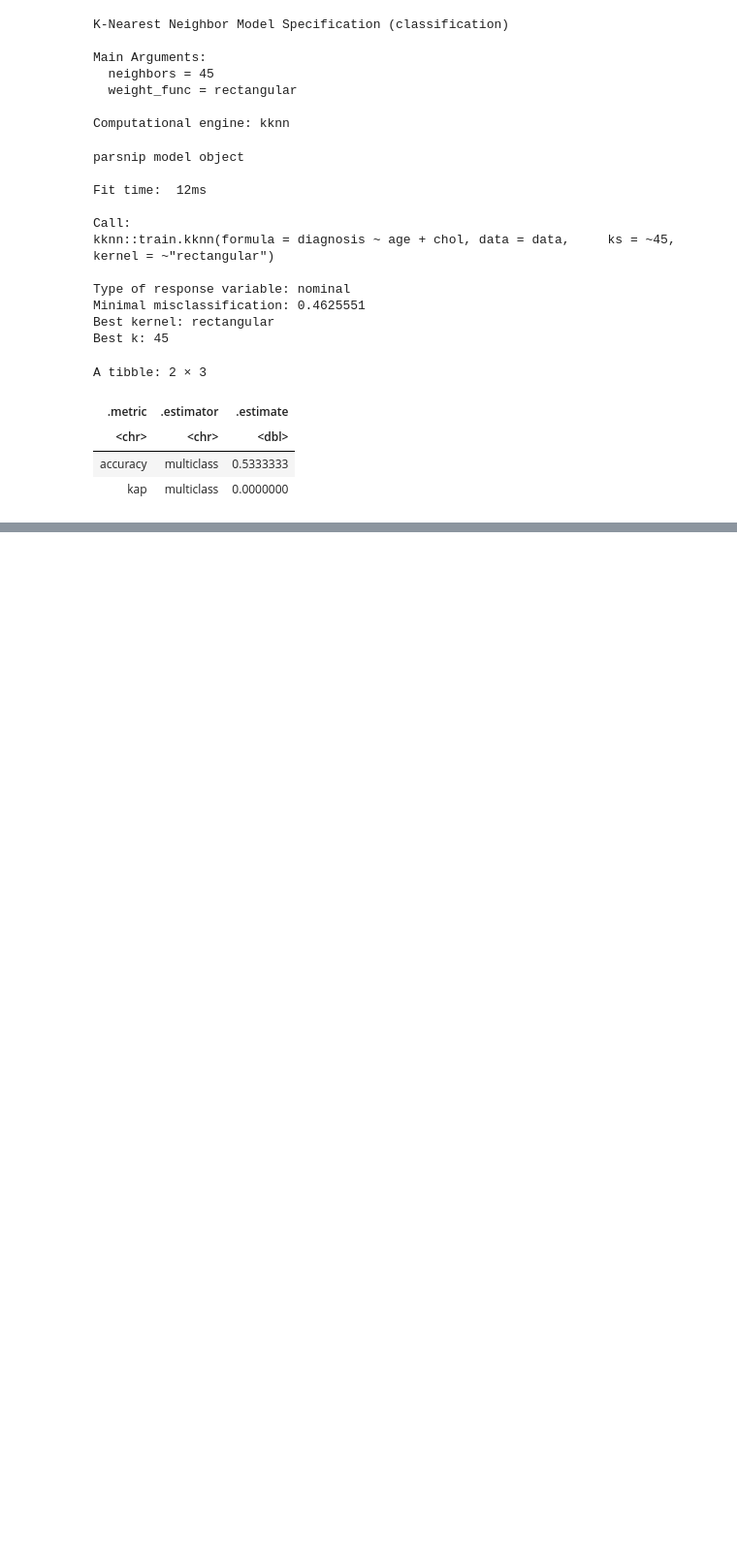
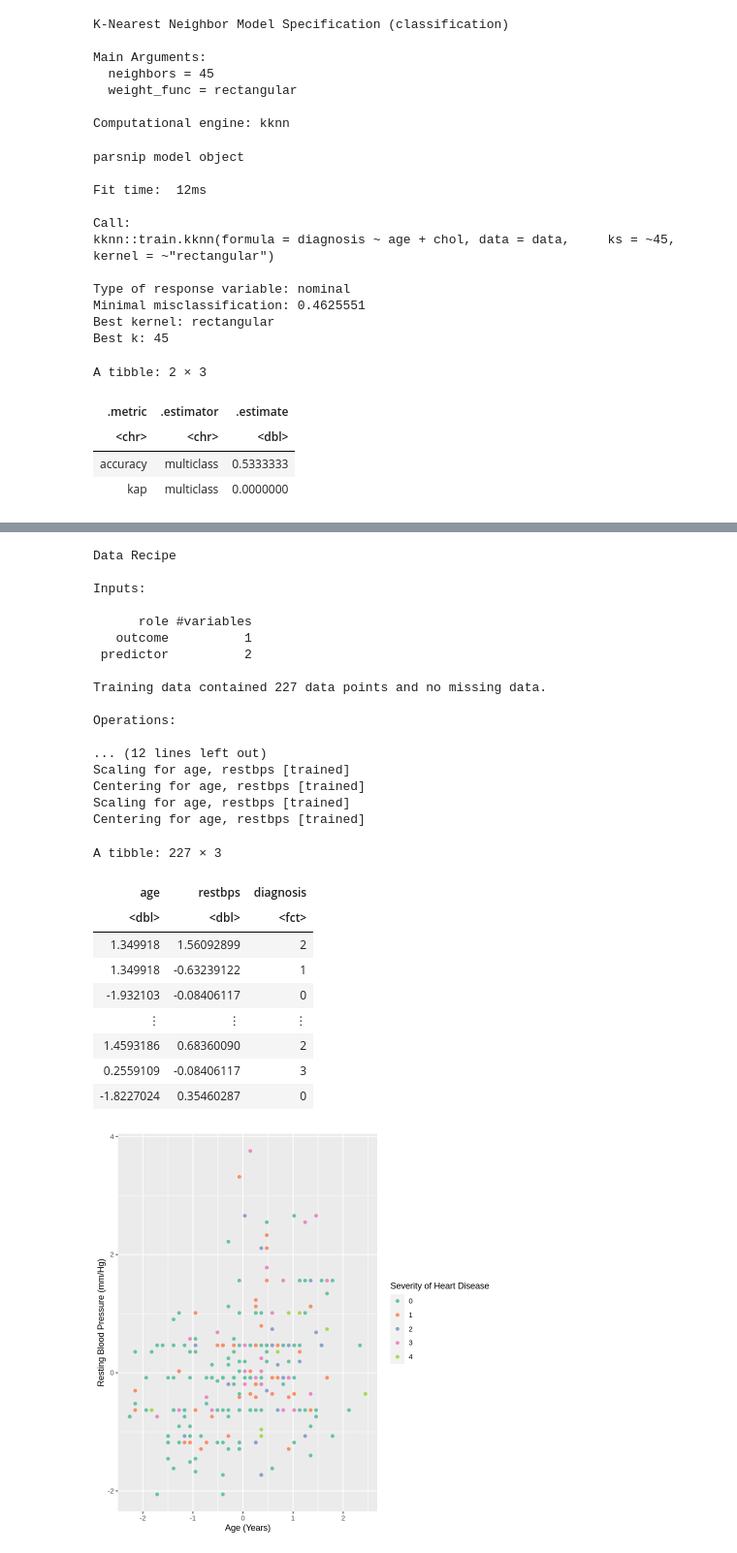
Before and after one commit to Q-Torstensen/heart_group_proposal, a Jupyter notebook: group_project_proposal.ipynb, the cells around one changed output, grey strips where cells are left out. Shown at 97% size. Drawn from its saved outputs; the diff is of its cells as text; code cells hidden in the pictures; blank space fills up the shorter version.

```diff
--- a/group_project_proposal.ipynb
+++ b/group_project_proposal.ipynb
@@ -260,0 +276,45 @@ A tibble: 2 × 3
+# %%
+heart_recipe_1_2 <- heart_recipe_1_2 %>%
+  step_scale(all_predictors()) %>%
+  step_center(all_predictors()) %>%
+  prep()
+heart_recipe_1_2
+
+scaled_heart_1_2 <- bake(heart_recipe_1_2, heart_train)
+scaled_heart_1_2
+
+heart_plot_1_2 <-  scaled_heart_1_2 %>%
+    ggplot(aes(x = age, y = restbps, colour = diagnosis)) +
+    geom_point() +
+    labs(x = "Age (Years)", y = "Resting Blood Pressure (mm/Hg)", colour = "Severity of Heart Disease") +
+    scale_color_brewer(palette = "Set2")
+heart_plot_1_2
+# %% [output]
+Data Recipe
+
+Inputs:
+
+      role #variables
+   outcome          1
+ predictor          2
+
+Training data contained 227 data points and no missing data.
+
+Operations:
+
+... (12 lines left out)
+Scaling for age, restbps [trained]
+Centering for age, restbps [trained]
+Scaling for age, restbps [trained]
+Centering for age, restbps [trained]
+A tibble: 227 × 3
+| age | restbps | diagnosis |
+| <dbl> | <dbl> | <fct> |
+| 1.349918 | 1.56092899 | 2 |
+| 1.349918 | -0.63239122 | 1 |
+| -1.932103 | -0.08406117 | 0 |
+| ⋮ | ⋮ | ⋮ |
+| 1.4593186 | 0.68360090 | 2 |
+| 0.2559109 | -0.08406117 | 3 |
+| -1.8227024 | 0.35460287 | 0 |
+[figure, added]
```
Also changed, not shown: parts of 4 cells of this notebook.
